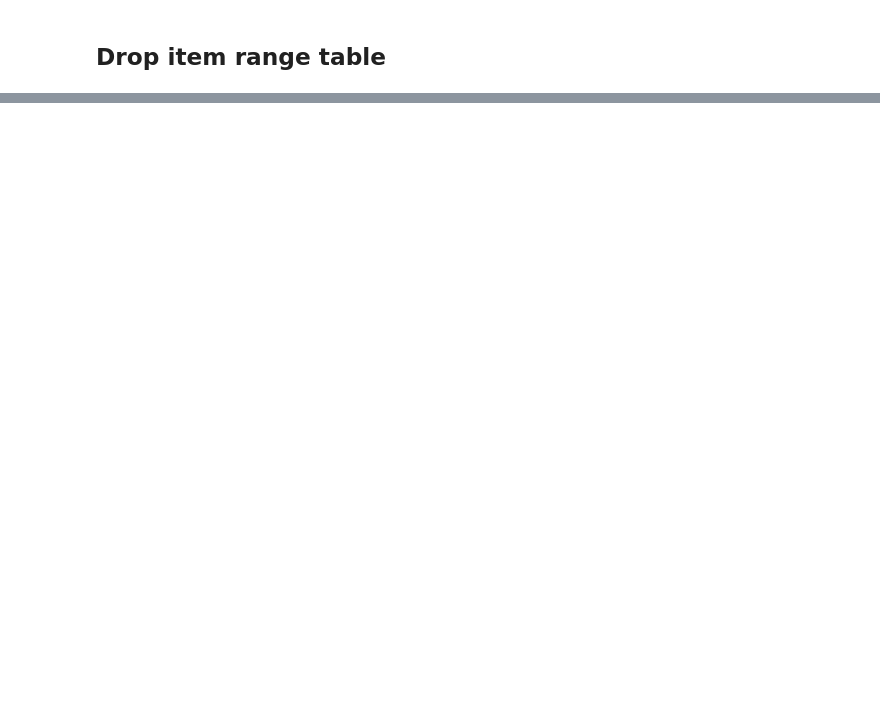
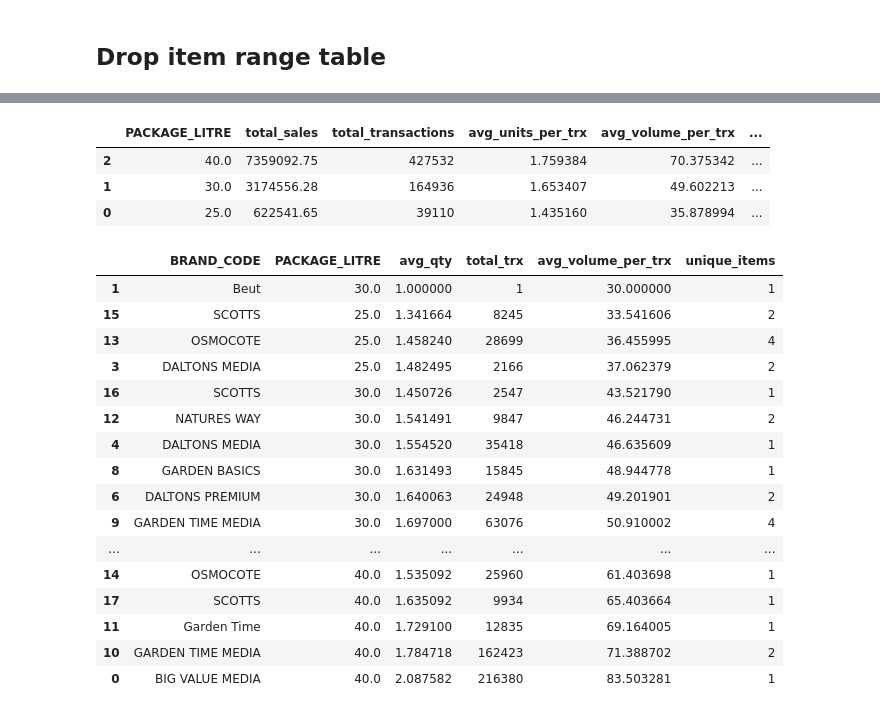
Before and after one commit to Meiji-Tran/Merch-Insights, a Jupyter notebook: NZ RR/400 GROWING MEDIA/General insights/profiling.ipynb, the cells around one changed output, grey strips where cells are left out. Saved outputs shown, nothing was run; the diff lists cells and outputs as text; code cells hidden in the pictures; blank space fills up the shorter version.

```diff
--- a/NZ RR/400 GROWING MEDIA/General insights/profiling.ipynb
+++ b/NZ RR/400 GROWING MEDIA/General insights/profiling.ipynb
@@ -295,0 +467,53 @@ con.execute_statement_from_sql_string(
+# %%
+summary_by_package_full = (
+    pm.groupby('PACKAGE_LITRE')
+    .agg(
+        total_sales=('TOTAL_SALES', 'sum'),
+        total_transactions=('TOTAL_TRX', 'sum'),
+        avg_units_per_trx=('AVG_QTY_PER_TRX', 'mean'),
+        avg_volume_per_trx=('ESTIMATED_LITRES_PER_TRX', 'mean'),
+        avg_price_per_litre=('AVG_PRICE_PER_LITRE', 'mean'),
+        num_items=('ITEM_NUMBER', 'nunique')
+    )
+    .reset_index()
+    .sort_values(by='total_transactions', ascending=False)
+)
+
+summary_by_package_full
+# %% [output]
+|  | PACKAGE_LITRE | total_sales | total_transactions | avg_units_per_trx | avg_volume_per_trx | ... |
+| 2 | 40.0 | 7359092.75 | 427532 | 1.759384 | 70.375342 | ... |
+| 1 | 30.0 | 3174556.28 | 164936 | 1.653407 | 49.602213 | ... |
+| 0 | 25.0 | 622541.65 | 39110 | 1.435160 | 35.878994 | ... |
+# %%
+# Summarise volume trend by brand
+volume_summary = (
+    pm.groupby(['BRAND_CODE', 'PACKAGE_LITRE'])
+    .agg(
+        avg_qty=('AVG_QTY_PER_TRX', 'mean'),
+        total_trx=('TOTAL_TRX', 'sum'),
+        avg_volume_per_trx=('ESTIMATED_LITRES_PER_TRX', 'mean'),
+        unique_items=('ITEM_NUMBER', 'nunique')
+    )
+    .reset_index()
+    .sort_values(['avg_volume_per_trx', 'BRAND_CODE'])
+)
+volume_summary
+# %% [output]
+|  | BRAND_CODE | PACKAGE_LITRE | avg_qty | total_trx | avg_volume_per_trx | unique_items |
+| 1 | Beut | 30.0 | 1.000000 | 1 | 30.000000 | 1 |
+| 15 | SCOTTS | 25.0 | 1.341664 | 8245 | 33.541606 | 2 |
+| 13 | OSMOCOTE | 25.0 | 1.458240 | 28699 | 36.455995 | 4 |
+| 3 | DALTONS MEDIA | 25.0 | 1.482495 | 2166 | 37.062379 | 2 |
+| 16 | SCOTTS | 30.0 | 1.450726 | 2547 | 43.521790 | 1 |
+| 12 | NATURES WAY | 30.0 | 1.541491 | 9847 | 46.244731 | 2 |
+| 4 | DALTONS MEDIA | 30.0 | 1.554520 | 35418 | 46.635609 | 1 |
+| 8 | GARDEN BASICS | 30.0 | 1.631493 | 15845 | 48.944778 | 1 |
+| 6 | DALTONS PREMIUM | 30.0 | 1.640063 | 24948 | 49.201901 | 2 |
+| 9 | GARDEN TIME MEDIA | 30.0 | 1.697000 | 63076 | 50.910002 | 4 |
+| ... | ... | ... | ... | ... | ... | ... |
+| 14 | OSMOCOTE | 40.0 | 1.535092 | 25960 | 61.403698 | 1 |
+| 17 | SCOTTS | 40.0 | 1.635092 | 9934 | 65.403664 | 1 |
+| 11 | Garden Time | 40.0 | 1.729100 | 12835 | 69.164005 | 1 |
+| 10 | GARDEN TIME MEDIA | 40.0 | 1.784718 | 162423 | 71.388702 | 2 |
+| 0 | BIG VALUE MEDIA | 40.0 | 2.087582 | 216380 | 83.503281 | 1 |
```
Also changed, not shown: parts of 26 cells of this notebook, 6 other files.
